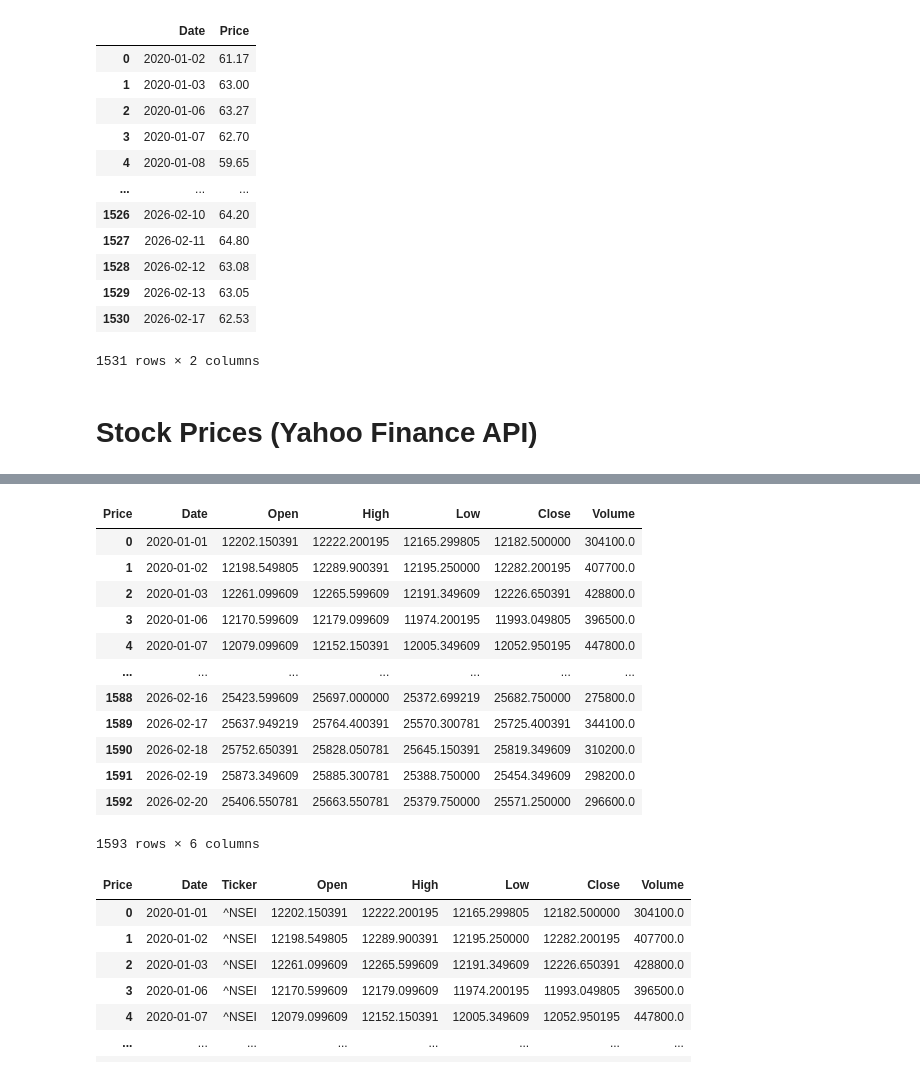
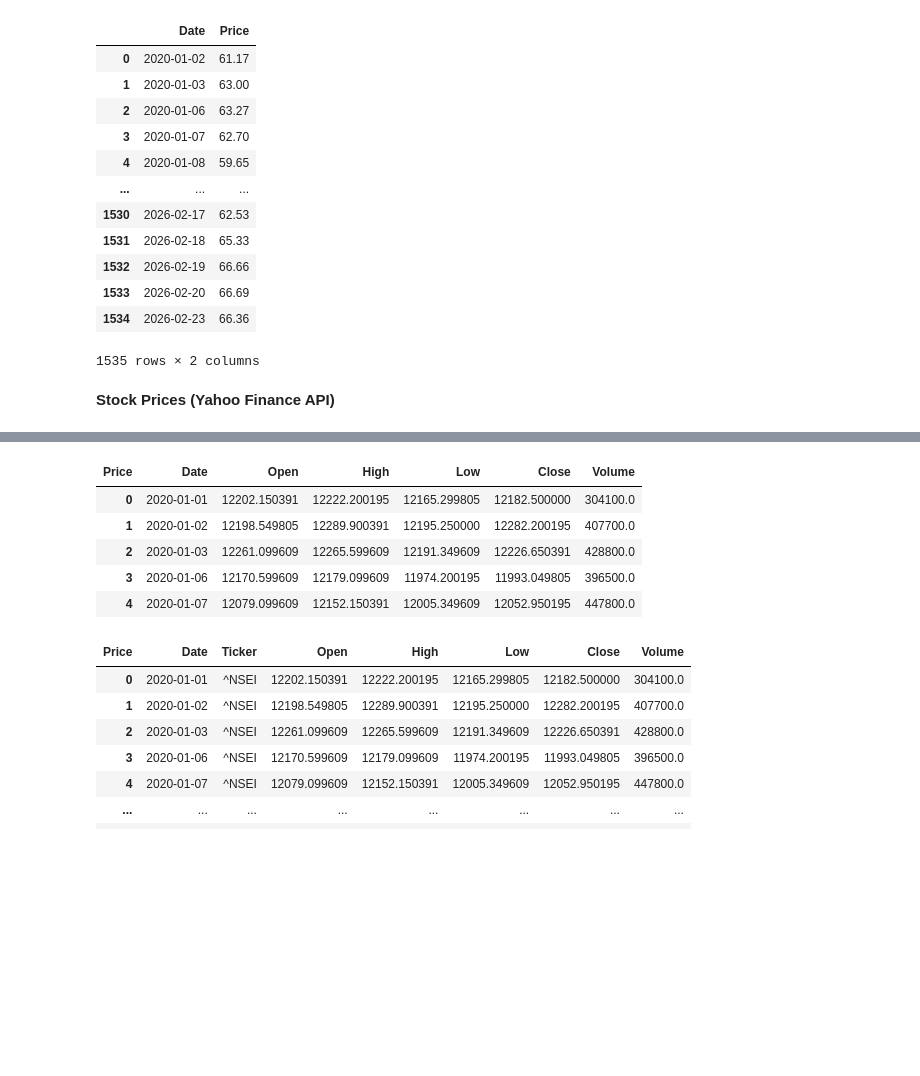
Before and after one commit to Halith0612/Cross-Market-Analysis---GUVI-Mini-Project-1, a Jupyter notebook: Cross_Market_Analysis.ipynb, the cells around one changed output, grey strips where cells are left out. Drawn from its saved outputs; the diff is of its cells as text; code cells hidden in the pictures; blank space fills up the shorter version.

```diff
--- a/Cross_Market_Analysis.ipynb
+++ b/Cross_Market_Analysis.ipynb
@@ -264,22 +253,21 @@ oil_df
-# %%
-# Jan 2020 - Feb 2026 extracted from all prices and read file
-oil_df = pd.read_csv("/content/oil_prices.csv")
-oil_df
-# %% [output]
-|  | Date | Price |
-| 0 | 2020-01-02 | 61.17 |
-| 1 | 2020-01-03 | 63.00 |
-| 2 | 2020-01-06 | 63.27 |
-| 3 | 2020-01-07 | 62.70 |
-| 4 | 2020-01-08 | 59.65 |
-| ... | ... | ... |
-| 1526 | 2026-02-10 | 64.20 |
-| 1527 | 2026-02-11 | 64.80 |
-| 1528 | 2026-02-12 | 63.08 |
-| 1529 | 2026-02-13 | 63.05 |
-| 1530 | 2026-02-17 | 62.53 |
-1531 rows × 2 columns
+# %%
+oil_df = oil_df.reset_index(drop=True)
+oil_df
+# %% [output]
+|  | Date | Price |
+| 0 | 2020-01-02 | 61.17 |
+| 1 | 2020-01-03 | 63.00 |
+| 2 | 2020-01-06 | 63.27 |
+| 3 | 2020-01-07 | 62.70 |
+| 4 | 2020-01-08 | 59.65 |
+| ... | ... | ... |
+| 1530 | 2026-02-17 | 62.53 |
+| 1531 | 2026-02-18 | 65.33 |
+| 1532 | 2026-02-19 | 66.66 |
+| 1533 | 2026-02-20 | 66.69 |
+| 1534 | 2026-02-23 | 66.36 |
+1535 rows × 2 columns
 # %% [markdown]
-# **Stock Prices (Yahoo Finance API)**
+**Stock Prices (Yahoo Finance API)**
 # %%
 # collect following stocks data from Yahoo Finance API
@@ -286,13 +275,10 @@ oil_df
 # %%
-import yfinance as YF
-import pandas as pd
-
 tickers = ["^GSPC", "^IXIC", "^NSEI"]
 start_date = "2020-01-01"
 end_date = "2026-02-23"
 
-stocks_df = YF.download(tickers, start=start_date, end=end_date, group_by="ticker")
-stocks_df.head()
+stk_df = YF.download(tickers, start=start_date, end=end_date, group_by="ticker")
+stk_df.head()
 # %% [output]
 [*********************100%***********************]  3 of 3 completed
 | Ticker | ^NSEI |  |  |  |  | ^IXIC |  |  |  |  | ^GSPC | ... |
@@ -306,22 +292,15 @@ stocks_df.head()
 # %%
 # colleting data separately for easy undersating
 # "^NSEI"
-stocks1_df = stocks_df["^NSEI"].reset_index()
-stocks1_df
+stocks1_df = stk_df["^NSEI"].reset_index()
+stocks1_df.head()
 # %% [output]
 | Price | Date | Open | High | Low | Close | Volume |
 | 0 | 2020-01-01 | 12202.150391 | 12222.200195 | 12165.299805 | 12182.500000 | 304100.0 |
 | 1 | 2020-01-02 | 12198.549805 | 12289.900391 | 12195.250000 | 12282.200195 | 407700.0 |
 | 2 | 2020-01-03 | 12261.099609 | 12265.599609 | 12191.349609 | 12226.650391 | 428800.0 |
 | 3 | 2020-01-06 | 12170.599609 | 12179.099609 | 11974.200195 | 11993.049805 | 396500.0 |
 | 4 | 2020-01-07 | 12079.099609 | 12152.150391 | 12005.349609 | 12052.950195 | 447800.0 |
-| ... | ... | ... | ... | ... | ... | ... |
-| 1588 | 2026-02-16 | 25423.599609 | 25697.000000 | 25372.699219 | 25682.750000 | 275800.0 |
-| 1589 | 2026-02-17 | 25637.949219 | 25764.400391 | 25570.300781 | 25725.400391 | 344100.0 |
-| 1590 | 2026-02-18 | 25752.650391 | 25828.050781 | 25645.150391 | 25819.349609 | 310200.0 |
-| 1591 | 2026-02-19 | 25873.349609 | 25885.300781 | 25388.750000 | 25454.349609 | 298200.0 |
-| 1592 | 2026-02-20 | 25406.550781 | 25663.550781 | 25379.750000 | 25571.250000 | 296600.0 |
-1593 rows × 6 columns
 # %%
 # adding column ==> "tickers"
 stocks1_df.insert(1, "Ticker", "^NSEI")
```
Also changed, not shown: parts of 162 cells of this notebook.
